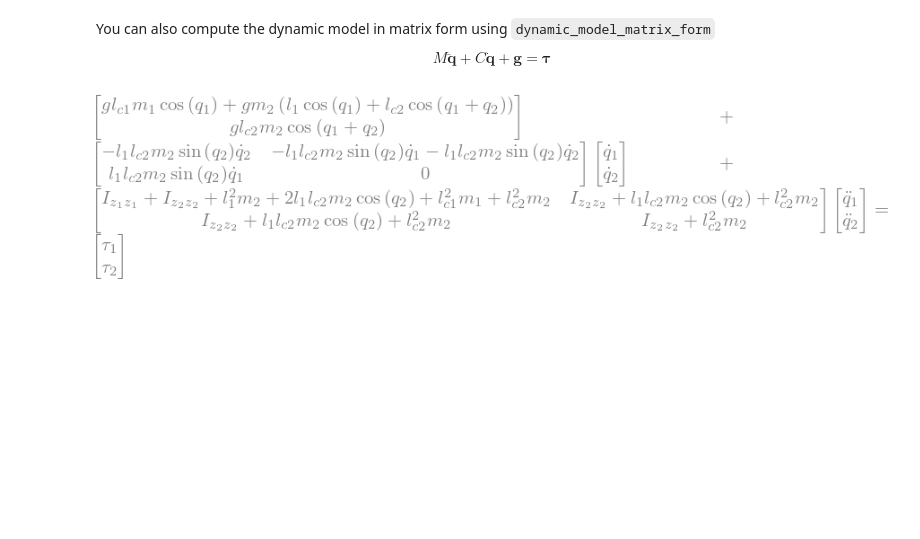
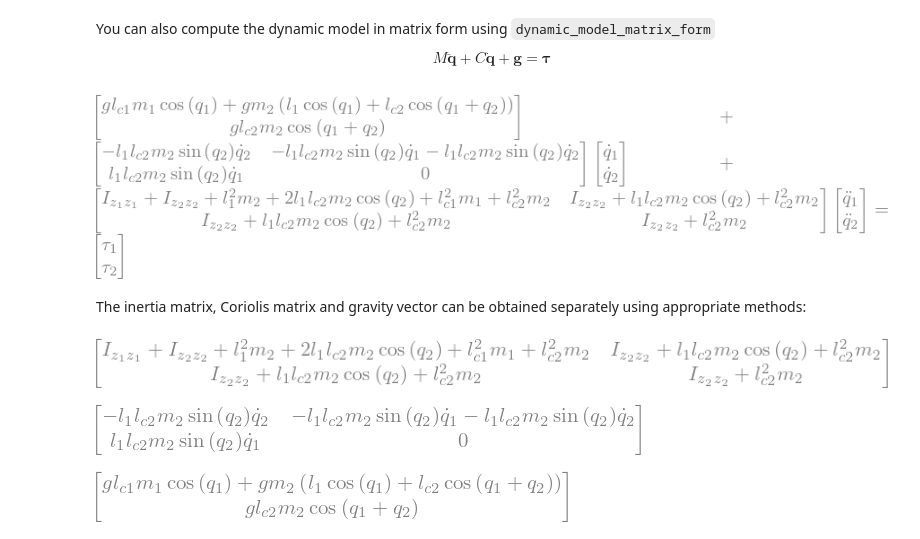
Before and after one commit to JorgeDeLosSantos/moro, a Jupyter notebook: examples/nbooks/Dynamic model - RR Robot.ipynb, the cells around one changed output. Drawn from its saved outputs; the diff is of its cells as text; code cells hidden in the pictures; blank space fills up the shorter version.

```diff
--- a/examples/nbooks/Dynamic model - RR Robot.ipynb
+++ b/examples/nbooks/Dynamic model - RR Robot.ipynb
@@ -49,3 +49,17 @@ $$
 RR.dynamic_model_matrix_form()
 # %% [output]
 [figure]
+# %% [markdown]
+The inertia matrix, Coriolis matrix and gravity vector can be obtained separately using appropriate methods:
+# %%
+RR.inertia_matrix() # inertia matrix (mass matrix)
+# %% [output]
+[figure, added]
+# %%
+RR.coriolis_matrix()
+# %% [output]
+[figure, added]
+# %%
+RR.gravity_vector()
+# %% [output]
+[figure, added]
```
Also changed, not shown: parts of 1 cell of this notebook, 1 other file.
